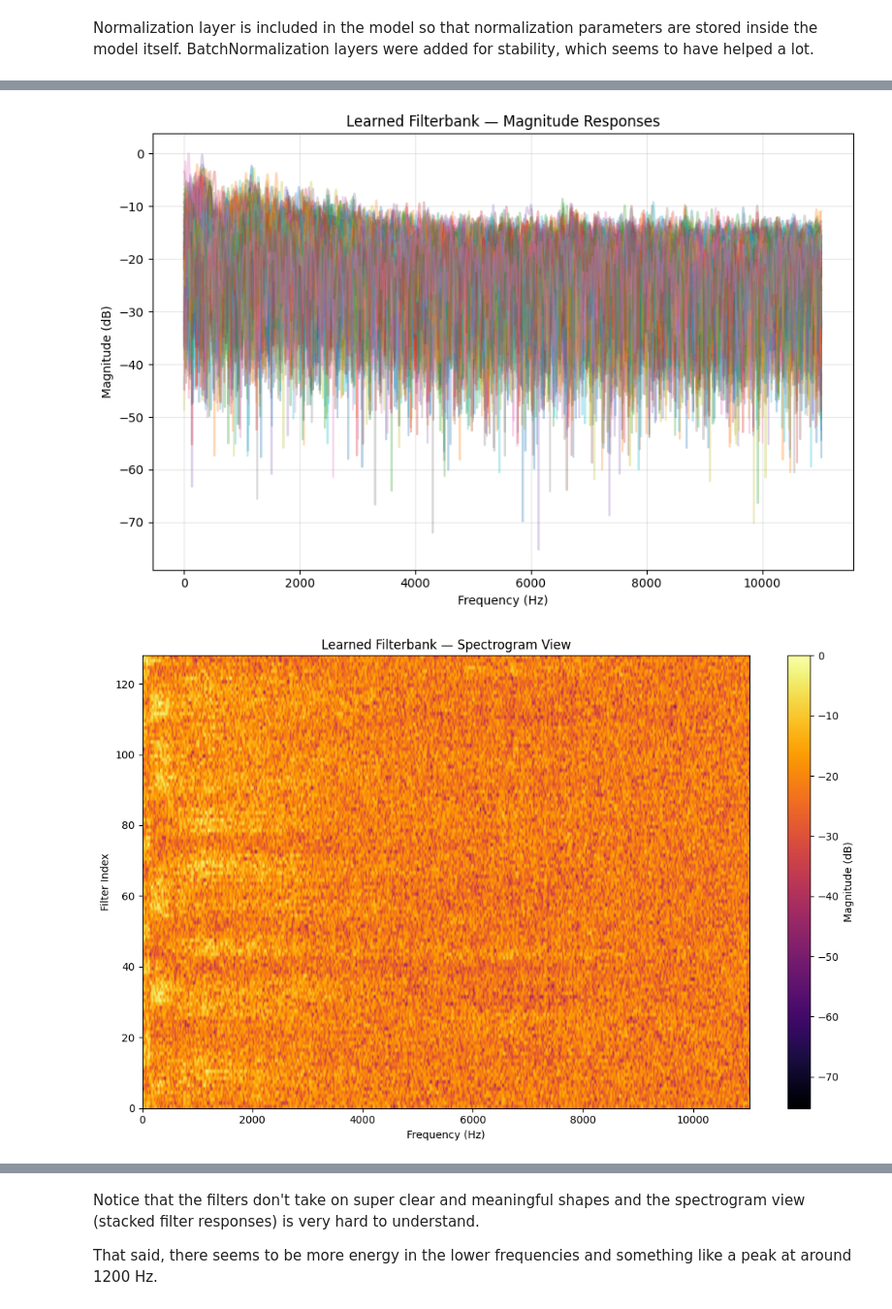
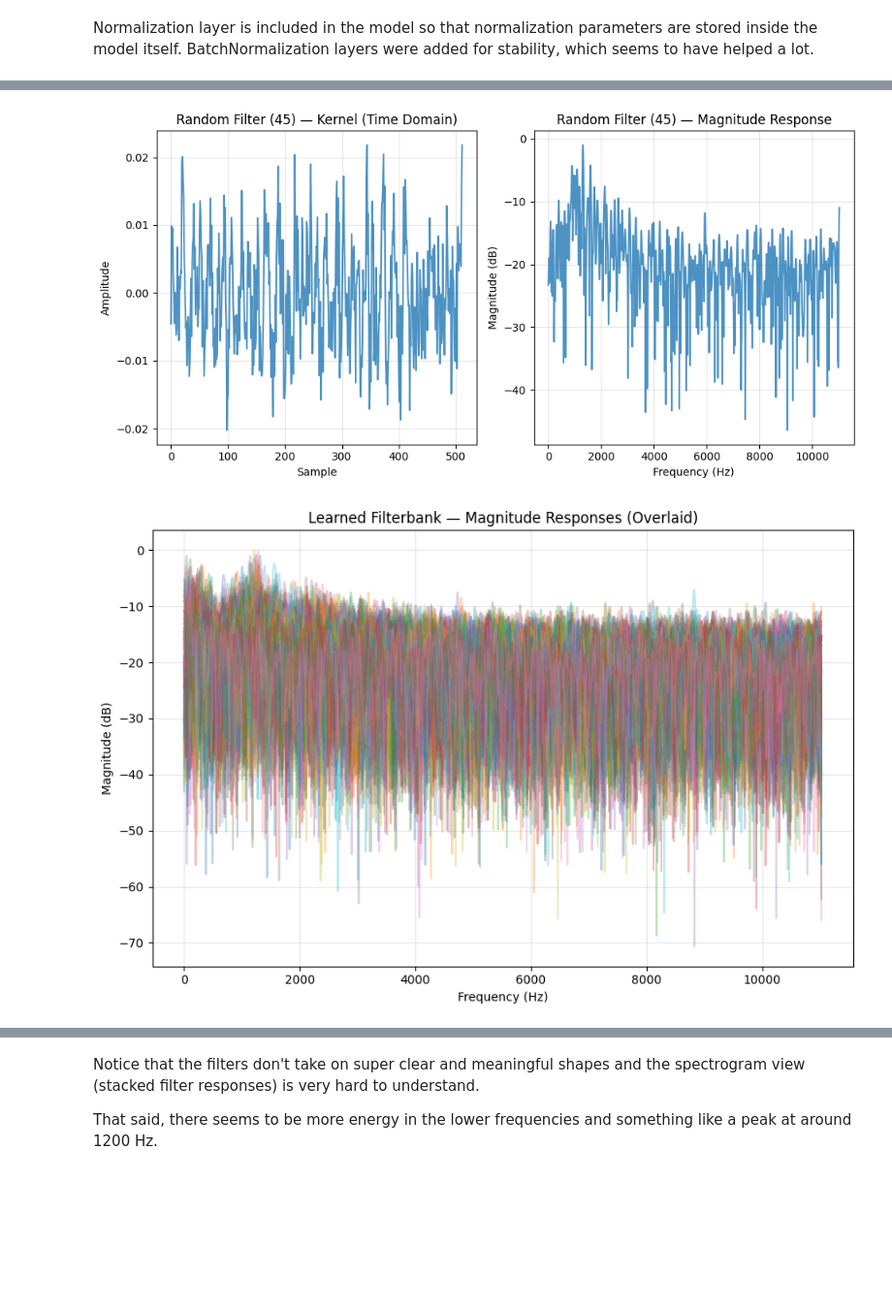
Before and after one commit to NiccoloAbate/drum-audio-classifier, a Jupyter notebook: drum_prediction_model_raw.ipynb, the cells around one changed output, grey strips where cells are left out. Shown at 97% size. Drawn from its saved outputs; the diff is of its cells as text; code cells hidden in the pictures; blank space fills up the shorter version.

```diff
--- a/drum_prediction_model_raw.ipynb
+++ b/drum_prediction_model_raw.ipynb
@@ -269,35 +303,57 @@ for i in range(n_filters):
     spec[i] = 20 * np.log10(mag + 1e-6)
 
 # Normalize to 0 dB peak
 spec -= spec.max()
 
-# Plot individual magnitude responses (overlay)
+# Plot the kernel and frequency response of a random filter
+i = np.random.randint(0, n_filters)
+# Create side-by-side figure
+fig, axes = plt.subplots(1, 2, figsize=(10, 5))
+
+# Left plot: kernel waveform
+axes[0].plot(kernels[:, i], alpha=0.8)
+axes[0].set_title(f"Random Filter ({i}) — Kernel (Time Domain)")
+axes[0].set_xlabel("Sample")
+axes[0].set_ylabel("Amplitude")
+axes[0].grid(alpha=0.3)
+
+# Right plot: magnitude response
+axes[1].plot(freqs, spec[i], alpha=0.8)
+axes[1].set_title(f"Random Filter ({i}) — Magnitude Response")
+axes[1].set_xlabel("Frequency (Hz)")
+axes[1].set_ylabel("Magnitude (dB)")
+axes[1].grid(alpha=0.3)
+
+plt.tight_layout()
+plt.show()
+
+# Plot magnitude responses (overlay)
 plt.figure(figsize=(9, 6))
 for i in range(n_filters):
     plt.plot(freqs, spec[i], alpha=0.3)
 
-plt.title("Learned Filterbank — Magnitude Responses")
+plt.title("Learned Filterbank — Magnitude Responses (Overlaid)")
 plt.xlabel("Frequency (Hz)")
 plt.ylabel("Magnitude (dB)")
 plt.grid(alpha=0.3)
 plt.tight_layout()
 plt.show()
 
 # Heatmap
 plt.figure(figsize=(11, 7))
 plt.imshow(
     spec,
     aspect='auto',
     origin='lower',
     extent=[freqs[0], freqs[-1], 0, n_filters],
     cmap='inferno'
 )
 plt.colorbar(label="Magnitude (dB)")
 plt.xlabel("Frequency (Hz)")
 plt.ylabel("Filter Index")
-plt.title("Learned Filterbank — Spectrogram View")
+plt.title("Learned Filterbank — Magnitude Responses (Stacked)")
 plt.tight_layout()
 plt.show()
 # %% [output]
-[figure, old version]
+[figure, new version]
-[figure, old version]
+[figure, new version]
```
Also changed, not shown: parts of 5 cells of this notebook, 11 other files.
